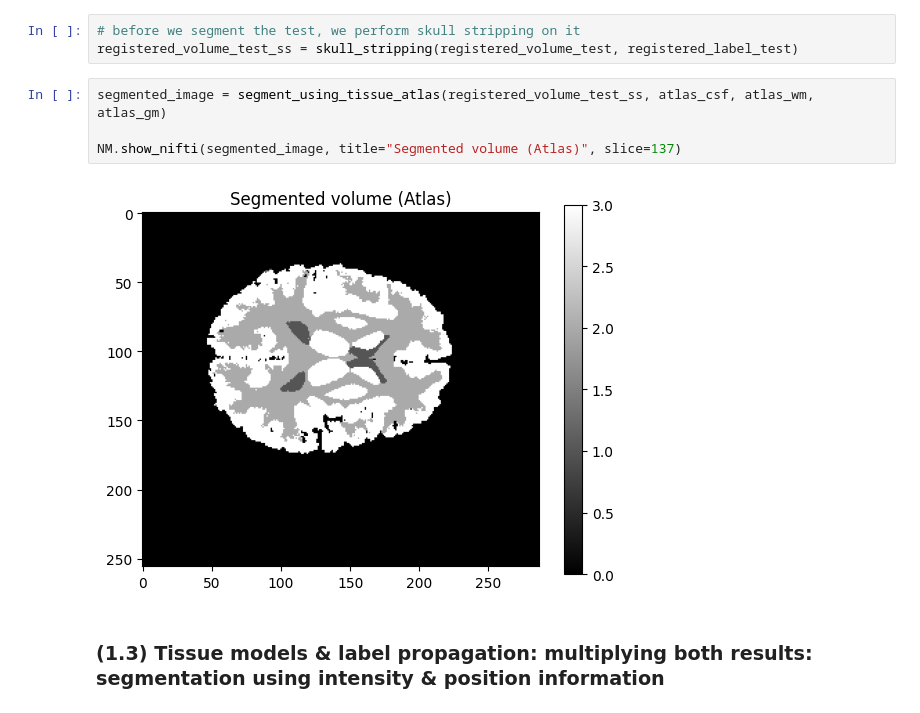
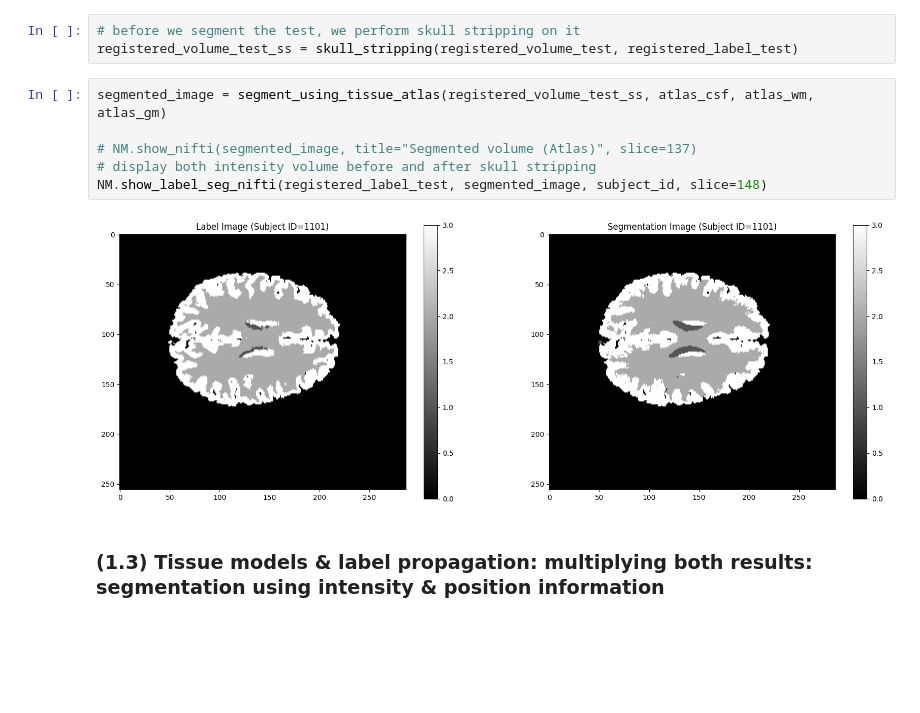
Before and after one commit to abdel-habib/medical-image-segmentation-and-applications, a Jupyter notebook: Lab 3/atlas_based_segmentation.ipynb, the cells around one changed output. Cells and saved outputs as stored; diff of their text form; blank space fills up the shorter version.

```diff
--- a/Lab 3/atlas_based_segmentation.ipynb
+++ b/Lab 3/atlas_based_segmentation.ipynb
@@ -605,9 +663,11 @@ registered_volume_test_ss = skull_stripping(registered_volume_test, registered_l
 # %%
 segmented_image = segment_using_tissue_atlas(registered_volume_test_ss, atlas_csf, atlas_wm, atlas_gm)
 
-NM.show_nifti(segmented_image, title="Segmented volume (Atlas)", slice=137)
+# NM.show_nifti(segmented_image, title="Segmented volume (Atlas)", slice=137)
+# display both intensity volume before and after skull stripping
+NM.show_label_seg_nifti(registered_label_test, segmented_image, subject_id, slice=148)
 # %% [output]
-[figure, old version]
+[figure, new version]
 # %% [markdown]
 ### (1.3) Tissue models & label propagation: multiplying both results: segmentation using intensity & position information
 # %%
```
Also changed, not shown: parts of 6 cells of this notebook.
